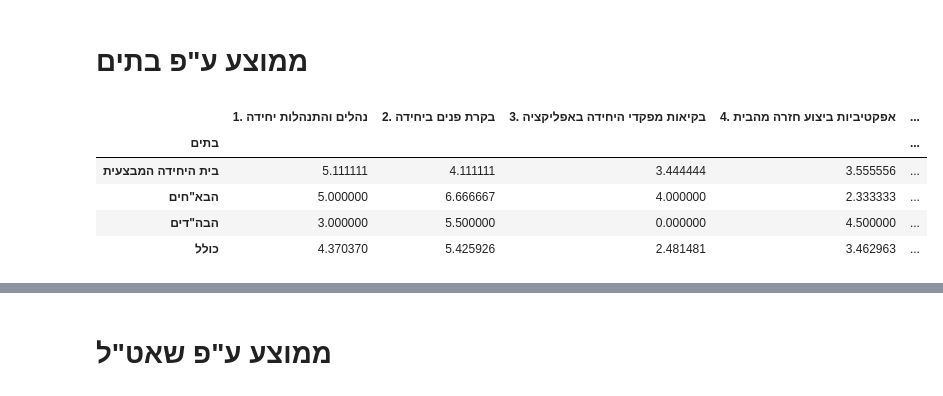
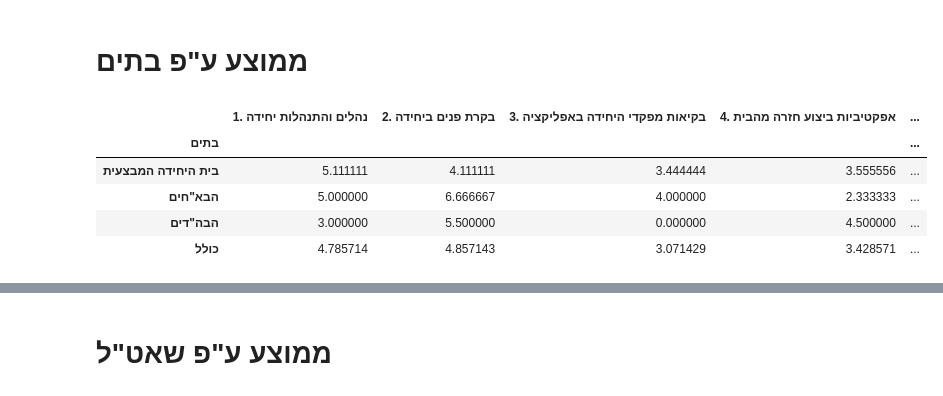
Before and after one commit to rabi320/Data-Analysis-IDF-Transportation, a Jupyter notebook: Mefakdim.ipynb, the cells around one changed output, grey strips where cells are left out. Saved outputs shown, nothing was run; the diff lists cells and outputs as text; code cells hidden in the pictures.

```diff
--- a/Mefakdim.ipynb
+++ b/Mefakdim.ipynb
@@ -28,12 +42,12 @@ df
 # ממוצע ע"פ בתים
 # %%
 df = all_data.groupby(by = all_data.columns[1]).agg('mean')
-df.loc["כולל",:] = df.mean(axis = 0)
+df.loc["כולל",:] = all_data[df.columns].mean(axis = 0)
 df
 # %% [output]
 |  | 1. נהלים והתנהלות יחידה | 2. בקרת פנים ביחידה | 3. בקיאות מפקדי היחידה באפליקציה | 4. אפקטיביות ביצוע חזרה מהבית | ... |
 | בתים |  |  |  |  | ... |
 | בית היחידה המבצעית | 5.111111 | 4.111111 | 3.444444 | 3.555556 | ... |
 | הבא"חים | 5.000000 | 6.666667 | 4.000000 | 2.333333 | ... |
 | הבה"דים | 3.000000 | 5.500000 | 0.000000 | 4.500000 | ... |
-| כולל | 4.370370 | 5.425926 | 2.481481 | 3.462963 | ... |
+| כולל | 4.785714 | 4.857143 | 3.071429 | 3.428571 | ... |
```
Also changed, not shown: parts of 5 cells of this notebook.
